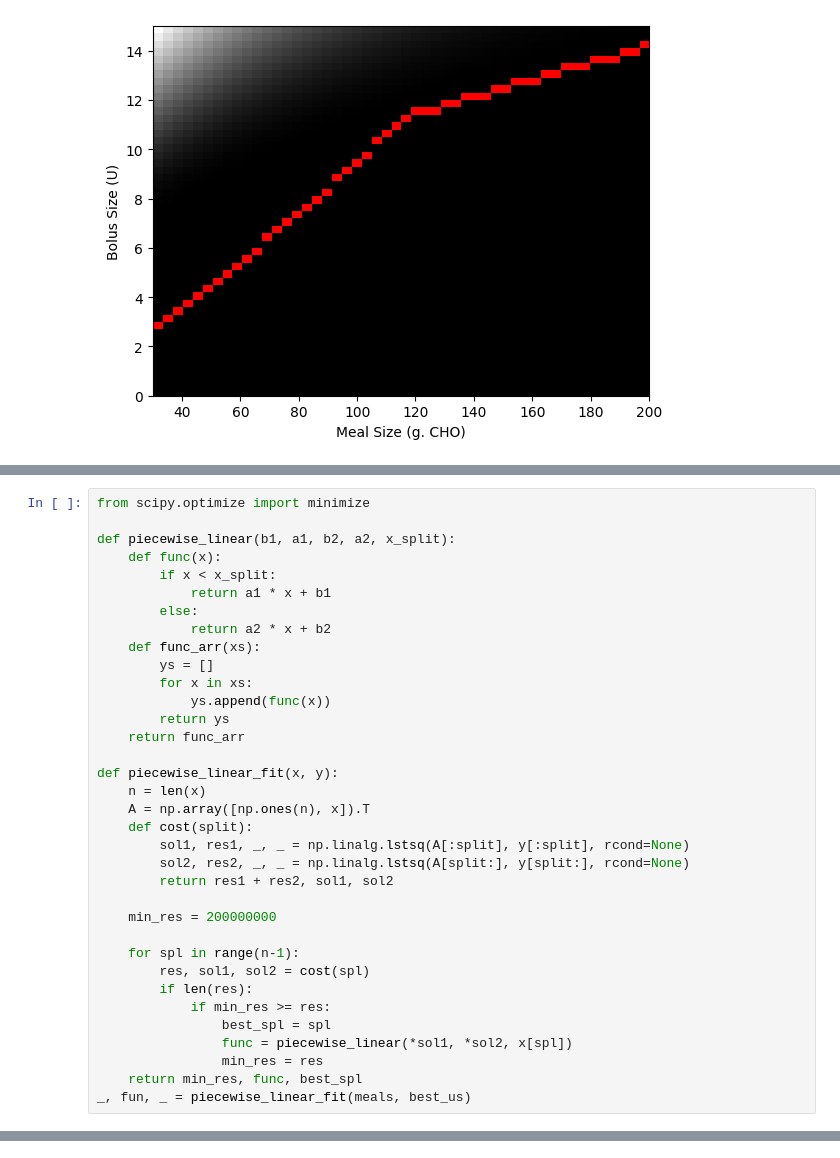
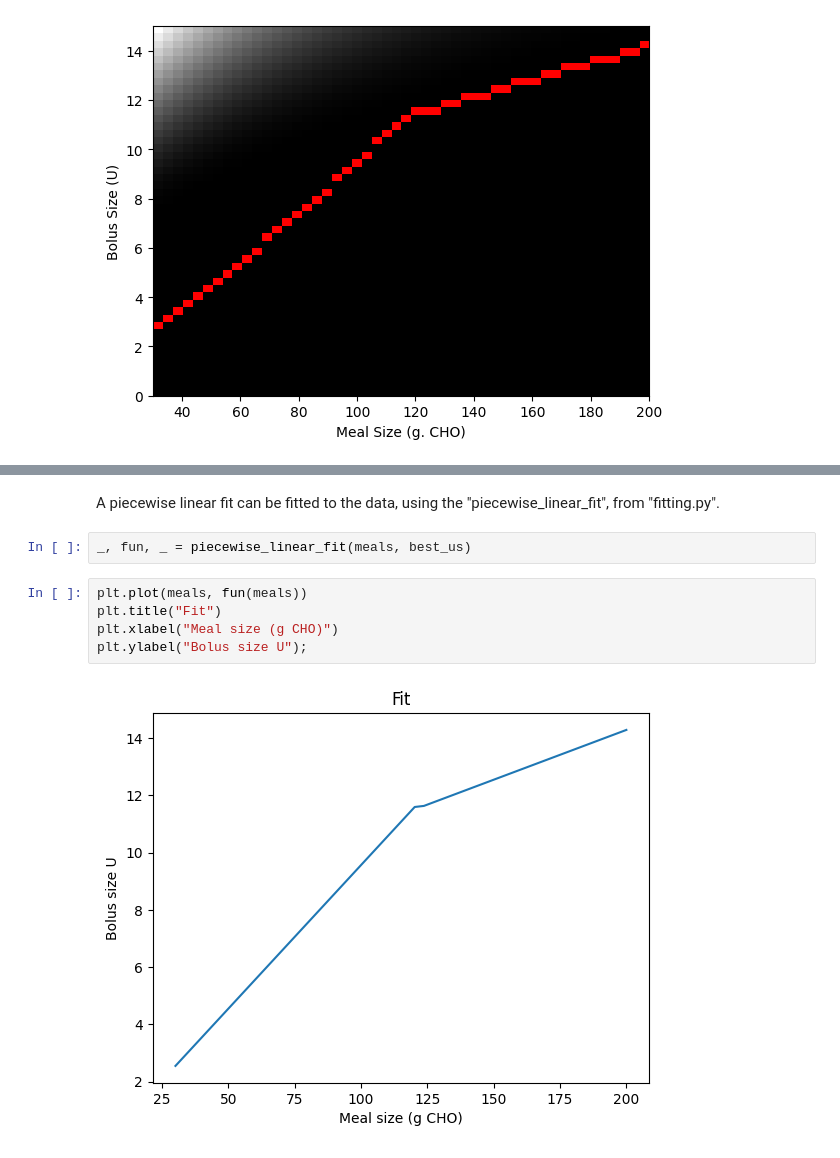
Before and after one commit to char056a/FagprojektRepo, a Jupyter notebook: MVPmodelExample.ipynb, the cells around one changed output, grey strips where cells are left out. Drawn from its saved outputs; the diff is of its cells as text.

```diff
--- a/MVPmodelExample.ipynb
+++ b/MVPmodelExample.ipynb
@@ -108,35 +95,0 @@ Man kan bruge disse værdier til nemt at opsætte en funktion til at bestemme de
-# %%
-from scipy.optimize import minimize
-
-def piecewise_linear(b1, a1, b2, a2, x_split):
-    def func(x):
-        if x < x_split:
-            return a1 * x + b1
-        else:
-            return a2 * x + b2
-    def func_arr(xs):
-        ys = []
-        for x in xs:
-            ys.append(func(x))
-        return ys
-    return func_arr
-
-def piecewise_linear_fit(x, y):
-    n = len(x)
-    A = np.array([np.ones(n), x]).T
-    def cost(split):
-        sol1, res1, _, _ = np.linalg.lstsq(A[:split], y[:split], rcond=None)
-        sol2, res2, _, _ = np.linalg.lstsq(A[split:], y[split:], rcond=None)
-        return res1 + res2, sol1, sol2
-
-    min_res = 200000000
-
-    for spl in range(n-1):
-        res, sol1, sol2 = cost(spl)
-        if len(res):
-            if min_res >= res:
-                best_spl = spl
-                func = piecewise_linear(*sol1, *sol2, x[spl])
-                min_res = res
-    return min_res, func, best_spl
-_, fun, _ = piecewise_linear_fit(meals, best_us)
@@ -148,0 +96,11 @@ plt.scatter(meals, best_us)
+# %% [markdown]
+A piecewise linear fit can be fitted to the data, using the "piecewise_linear_fit", from "fitting.py".
+# %%
+_, fun, _ = piecewise_linear_fit(meals, best_us)
+# %%
+plt.plot(meals, fun(meals))
+plt.title("Fit")
+plt.xlabel("Meal size (g CHO)")
+plt.ylabel("Bolus size U");
+# %% [output]
+[figure, added]
```
Also changed, not shown: parts of 26 cells of this notebook, 2 other files.
